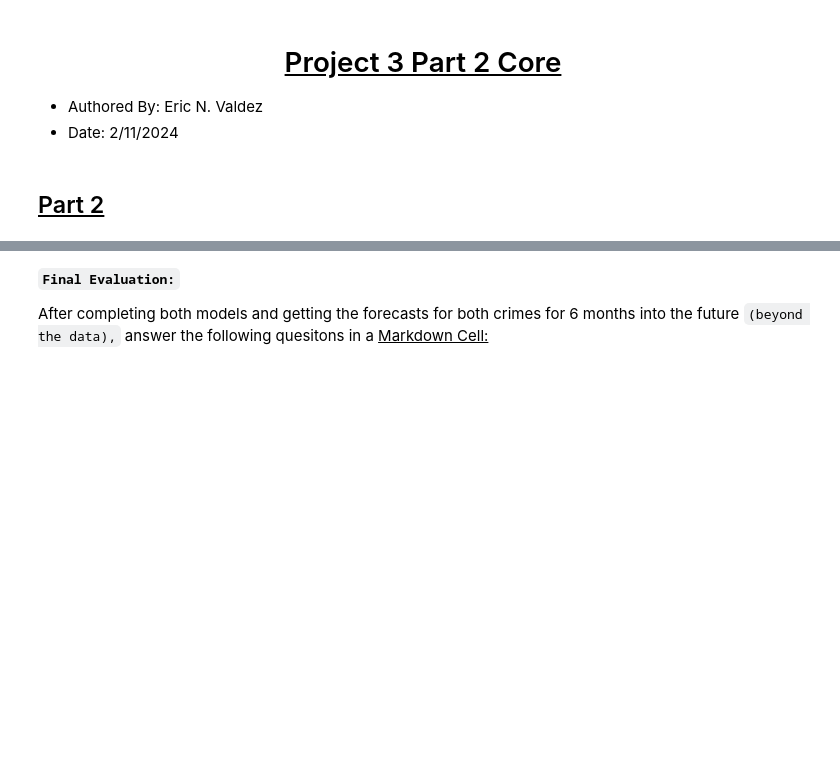
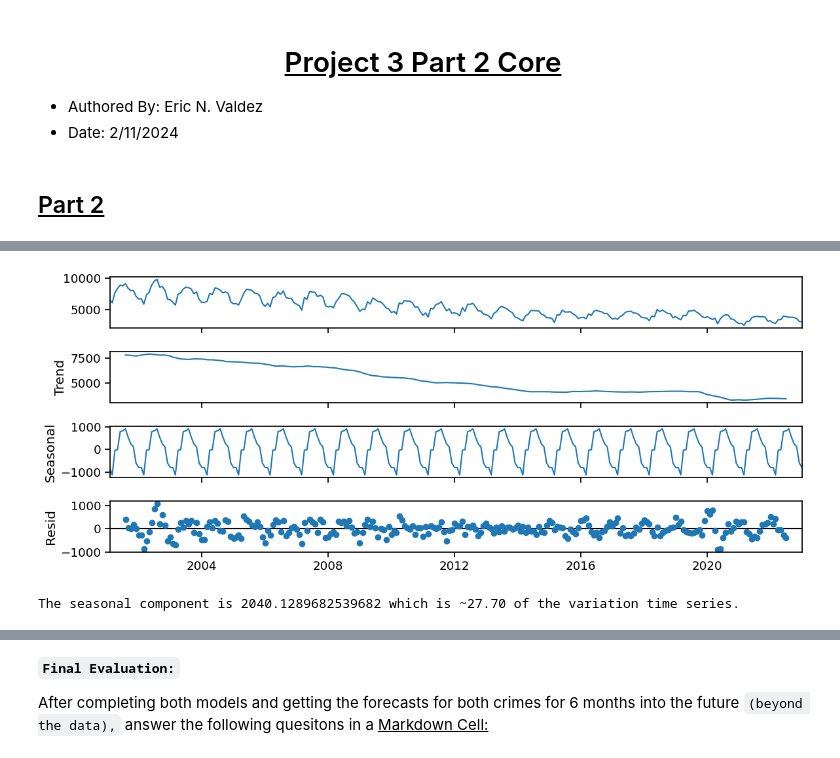
Before and after one commit to VALDE021/Chicago-Crime-Data-EricNV, a Jupyter notebook: Project 3 - Part 2 - Core.ipynb, the cells around one changed output, grey strips where cells are left out. Drawn from its saved outputs; the diff is of its cells as text; code cells hidden in the pictures; blank space fills up the shorter version.

```diff
--- a/Project 3 - Part 2 - Core.ipynb
+++ b/Project 3 - Part 2 - Core.ipynb
@@ -15,0 +212,3 @@ You will compare the crime count forecast for <u>`2`</u> of the options below:
+# %%
+df['Date'] = pd.to_datetime(df['Date'], format='%m/%d/%Y %I:%M:%S %p')
+df['Date']
@@ -15,0 +228,4 @@ You will compare the crime count forecast for <u>`2`</u> of the options below:
+# %%
+# Loading in the index
+df = df.set_index('Date')
+df
@@ -38,0 +324,5 @@ You will compare the crime count forecast for <u>`2`</u> of the options below:
+# %%
+battery = df[df['Primary Type']== 'BATTERY']
+# %%
+battery = battery.resample("M").size()
+battery.head()
@@ -38,0 +337,16 @@ You will compare the crime count forecast for <u>`2`</u> of the options below:
+# %%
+# Apply seasonal decomposition to check for seasonality
+decomp = tsa.seasonal_decompose(battery)
+fig = decomp.plot()
+fig.set_size_inches(12,5)
+fig.tight_layout()
+# %% [output]
+[figure, added]
+# %%
+# How big is the seasonal component
+seasonal_delta = decomp.seasonal.max() - decomp.seasonal.min()
+
+# How big is the seasonal component relative to the time series?
+print(f"The seasonal component is {seasonal_delta} which is ~{seasonal_delta/float(battery.max()-battery.min())* 100:.2f} of the variation time series.")
+# %% [output]
+The seasonal component is 2040.1289682539682 which is ~27.70 of the variation time series.
```
Also changed, not shown: parts of 75 cells of this notebook, 3 other files.
